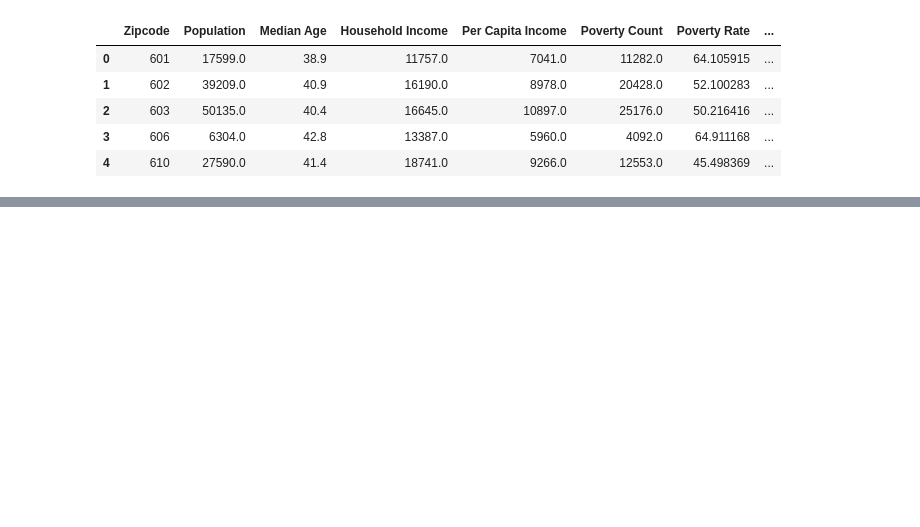
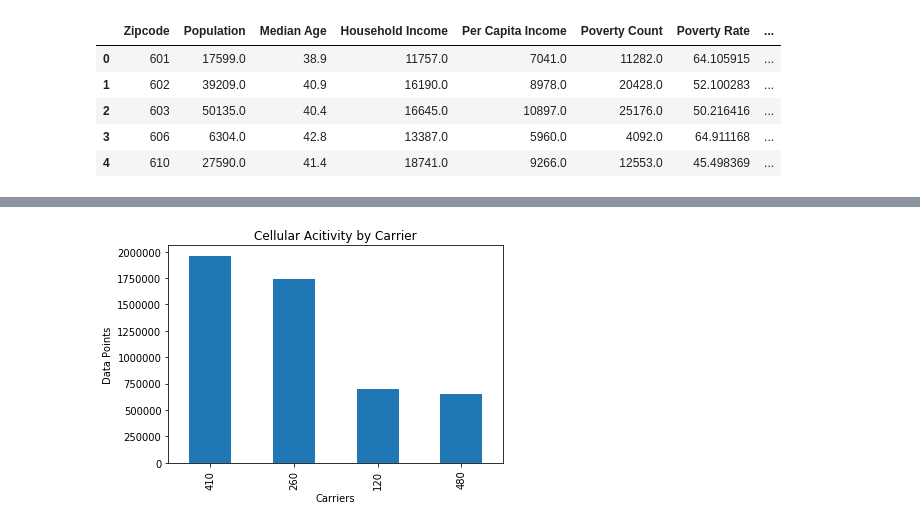
Before and after one commit to NU-DataCHI-4-Horsemen/Project1, a Jupyter notebook: GoogleLocationData.ipynb, the cells around one changed output, grey strips where cells are left out. Saved outputs shown, nothing was run; the diff lists cells and outputs as text; code cells hidden in the pictures; blank space fills up the shorter version.

Commit message:
Adding Anthonys chart

```diff
--- a/GoogleLocationData.ipynb
+++ b/GoogleLocationData.ipynb
@@ -623,3 +623,6 @@ heat_layer1.gradient = [
 fig
 # %% [output]
 [interactive output not drawn]
+# %%
+netcelldatadf = pd.read_csv("Resources/netcelldata.csv")
+netcelldatadf.head()
@@ -625,0 +636,15 @@ fig
+# %%
+netcelldatadf['net'].value_counts()
+netcelldatadf['net'].value_counts().plot(kind='bar')
+
+# carriers = {'ATT': 1961709,
+#            'TMobile': 1738391, 'Sprint': 701124, 'Verizon': 653033}
+# carriers
+# plt.bar(range(len(carriers), range(len())), list(carriers.values()), align='center')
+# plt.xticks('Verizon', 'T-Mobile', 'Sprint', 'AT&T')
+plt.xlabel('Carriers')
+plt.ylabel('Data Points')
+plt.title('Cellular Acitivity by Carrier')
+plt.savefig("Images/CarrierActivity.png")
+# %% [output]
+[figure, added]
```
Also changed, not shown: parts of 2 cells of this notebook, 3 other files.
